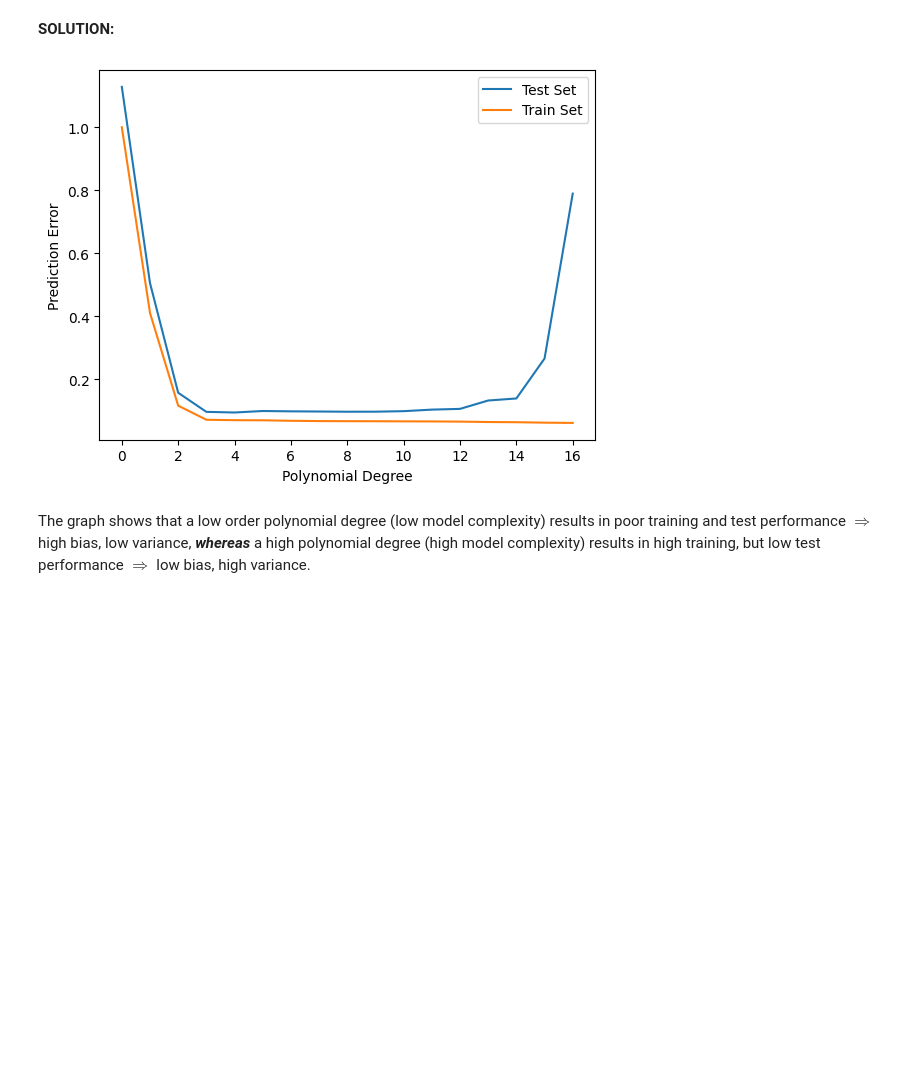
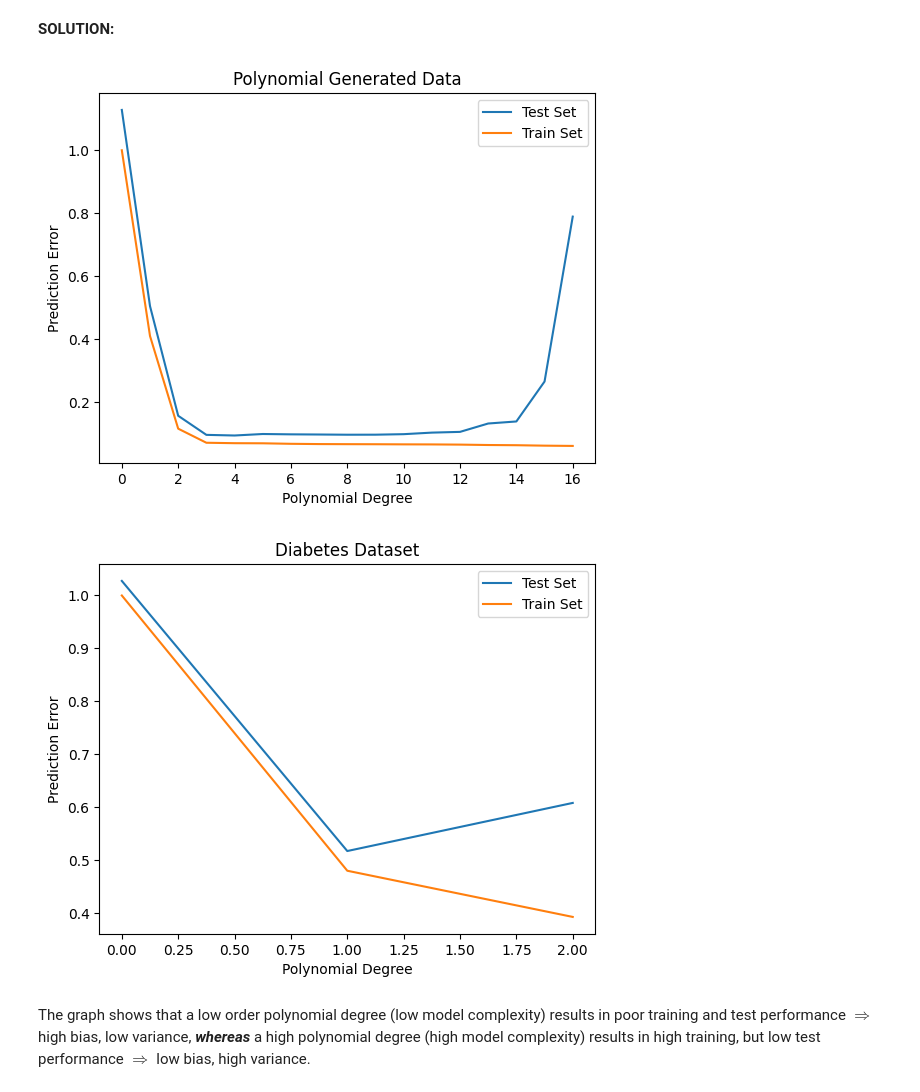
Before and after one commit to YLaret/8dm50-machine-learning, a Jupyter notebook: practicals/week_2.ipynb, the cells around one changed output. Drawn from its saved outputs; the diff is of its cells as text; code cells hidden in the pictures; blank space fills up the shorter version.

Commit message:
polynomial finished

```diff
--- a/practicals/week_2.ipynb
+++ b/practicals/week_2.ipynb
@@ -168,6 +168,7 @@ from sklearn import preprocessing
 from sklearn.model_selection import GridSearchCV
 from sklearn.linear_model import LinearRegression
 from sklearn.model_selection import cross_validate
+from sklearn.pipeline import make_pipeline
 
 # create dataset
 np.random.seed(0)
@@ -182,35 +183,89 @@ n = []
 pipe = Pipeline(steps=[
     ('polynomialfeatures', preprocessing.PolynomialFeatures()),
     ('linearregression', LinearRegression())
 ])
 
 # loop over polynomial order
 for i in range(17):
     # define polynomial range
     parameters = {'polynomialfeatures__degree':[i]}
 
     # define model
-    grid = GridSearchCV(estimator=pipe,param_grid=parameters,cv=5)
+    grid = GridSearchCV(estimator=pipe,param_grid=parameters)
 
     # cross validate (standard 5-fold split)
     cv_results = cross_validate(grid,X.reshape(-1,1),y,scoring='r2', return_train_score=True)
 
     # append results
     n.append(i)
     test_error.append(1-np.mean(cv_results['test_score']))
     train_error.append(1-np.mean(cv_results['train_score']))
 
 # plot test and train error
 plt.plot(n,test_error)
 plt.plot(n,train_error)
 plt.ylabel("Prediction Error")
 plt.xlabel("Polynomial Degree")
 plt.legend(["Test Set","Train Set"])
+plt.title("Polynomial Generated Data")
 plt.show()
 
 ## TODO use this on diabetes dataset
+from sklearn.datasets import load_diabetes
+
+diabetes = load_diabetes()
+
+X = diabetes.data
+Y = diabetes.target[:, np.newaxis]
+
+X_train = diabetes.data[:300, :]
+y_train = diabetes.target[:300, np.newaxis]
+X_test = diabetes.data[300:, :]
+y_test = diabetes.target[300:, np.newaxis]
+
+
+# empty result arrays
+test_error = []
+train_error = []
+n = []
+
+# define pipeline with polynomialfeatures and linearregression to score
+pipe = Pipeline([
+    ("scaler", scaler),
+    ('polynomialfeatures', preprocessing.PolynomialFeatures()),
+    ('linearregression', LinearRegression())
+])
+
+# loop over polynomial order
+for i in range(3):
+
+    # define polynomial range
+    parameters = {'polynomialfeatures__degree':[i]}
+
+    # define model
+    grid = GridSearchCV(estimator=pipe,param_grid=parameters, cv=5)
+
+    #grid.fit(X_train, y_train)
+
+    # cross validate (standard 5-fold split)
+    cv_results = cross_validate(grid,X,Y,scoring='r2', return_train_score=True)
+
+    # append results
+    n.append(i)
+    test_error.append(1-np.mean(cv_results['test_score']))
+    train_error.append(1-np.mean(cv_results['train_score']))
+
+# plot test and train error
+plt.plot(n,test_error)
+plt.plot(n,train_error)
+plt.ylabel("Prediction Error")
+plt.xlabel("Polynomial Degree")
+plt.legend(["Test Set","Train Set"])
+plt.title("Diabetes Dataset")
+plt.show()
 # %% [output]
-[figure, old version]
+[figure, new version]
+[figure, added]
 # %% [markdown]
 The graph shows that a low order polynomial degree (low model complexity) results in poor training and test performance $\Rightarrow$ high bias, low variance, ***whereas*** a high polynomial degree (high model complexity) results in high training, but low test performance $\Rightarrow$ low bias, high variance.
 # %% [markdown]
```
